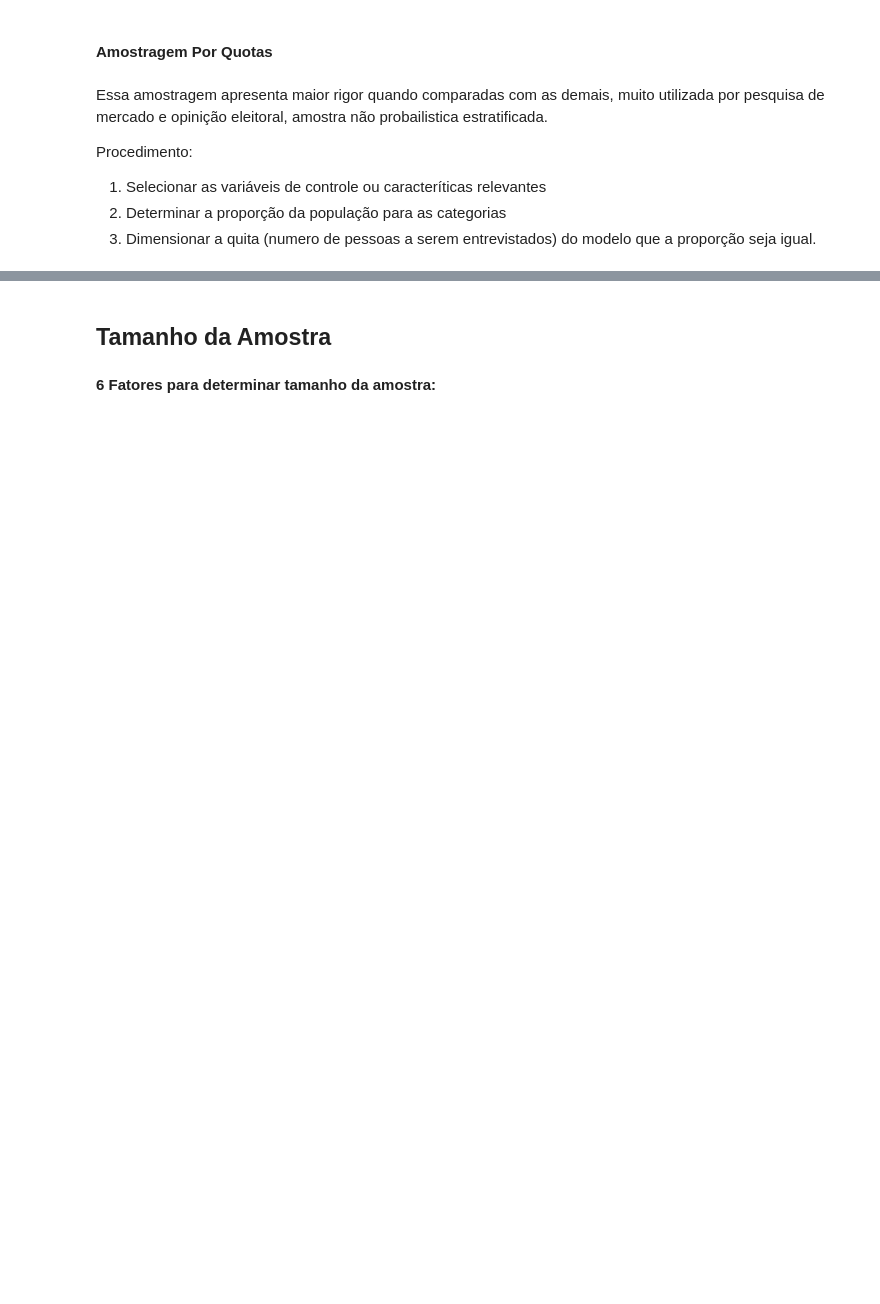
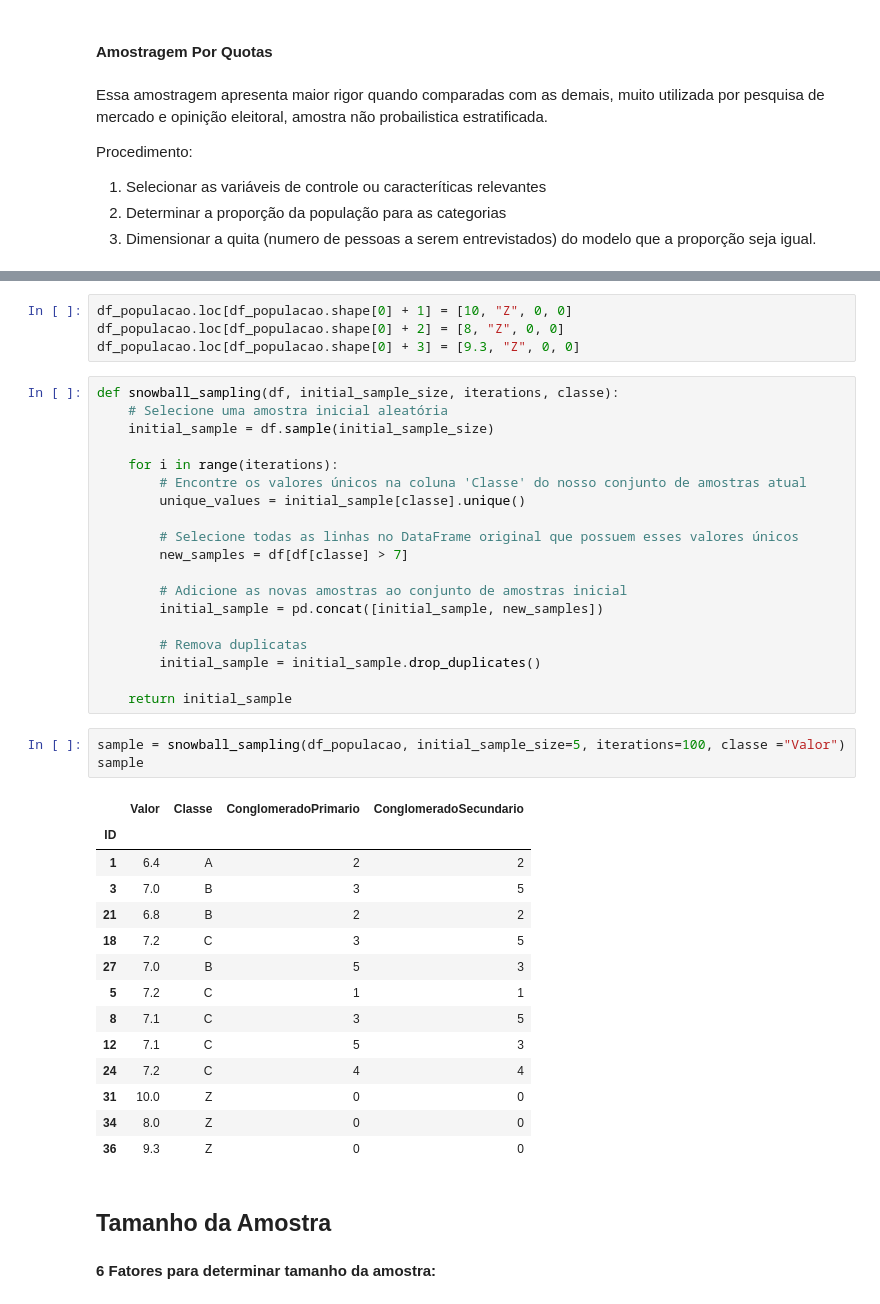
Before and after one commit to jvataidee/ManualdeAnalisedeDadosPython, a Jupyter notebook: cap6_estatistica_inferencial.ipynb, the cells around one changed output, grey strips where cells are left out. Cells and saved outputs as stored; diff of their text form; blank space fills up the shorter version.

```diff
--- a/cap6_estatistica_inferencial.ipynb
+++ b/cap6_estatistica_inferencial.ipynb
@@ -369,3 +372,44 @@ amostra_por_quota
+# %%
+df_populacao.loc[df_populacao.shape[0] + 1] = [10, "Z", 0, 0]
+df_populacao.loc[df_populacao.shape[0] + 2] = [8, "Z", 0, 0]
+df_populacao.loc[df_populacao.shape[0] + 3] = [9.3, "Z", 0, 0]
+# %%
+def snowball_sampling(df, initial_sample_size, iterations, classe):
+    # Selecione uma amostra inicial aleatória
+    initial_sample = df.sample(initial_sample_size)
+
+    for i in range(iterations):
+        # Encontre os valores únicos na coluna 'Classe' do nosso conjunto de amostras atual
+        unique_values = initial_sample[classe].unique()
+
+        # Selecione todas as linhas no DataFrame original que possuem esses valores únicos
+        new_samples = df[df[classe] > 7]
+
+        # Adicione as novas amostras ao conjunto de amostras inicial
+        initial_sample = pd.concat([initial_sample, new_samples])
+
+        # Remova duplicatas
+        initial_sample = initial_sample.drop_duplicates()
+
+    return initial_sample
+# %%
+sample = snowball_sampling(df_populacao, initial_sample_size=5, iterations=100, classe ="Valor")
+sample
+# %% [output]
+|  | Valor | Classe | ConglomeradoPrimario | ConglomeradoSecundario |
+| ID |  |  |  |  |
+| 1 | 6.4 | A | 2 | 2 |
+| 3 | 7.0 | B | 3 | 5 |
+| 21 | 6.8 | B | 2 | 2 |
+| 18 | 7.2 | C | 3 | 5 |
+| 27 | 7.0 | B | 5 | 3 |
+| 5 | 7.2 | C | 1 | 1 |
+| 8 | 7.1 | C | 3 | 5 |
+| 12 | 7.1 | C | 5 | 3 |
+| 24 | 7.2 | C | 4 | 4 |
+| 31 | 10.0 | Z | 0 | 0 |
+| 34 | 8.0 | Z | 0 | 0 |
+| 36 | 9.3 | Z | 0 | 0 |
 # %% [markdown]
 ## **Tamanho da Amostra**
 # %% [markdown]
```
Also changed, not shown: parts of 10 cells of this notebook.
